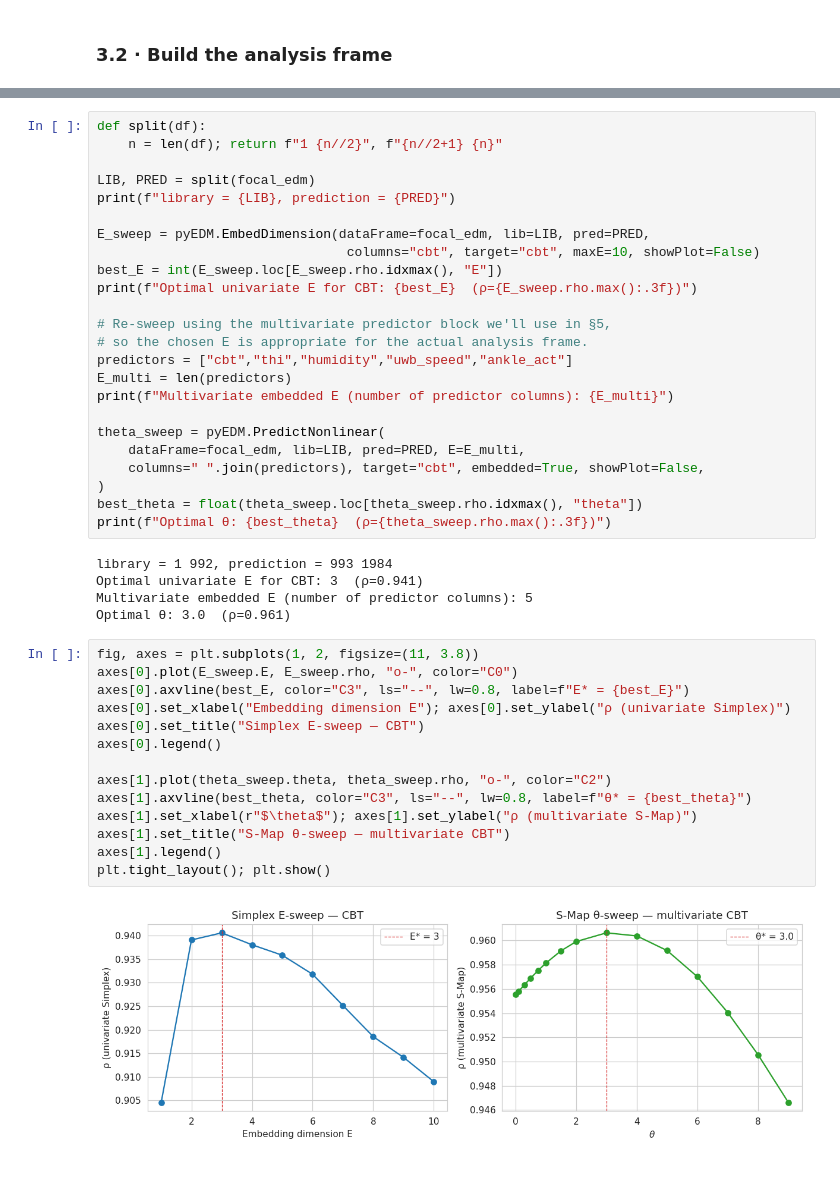
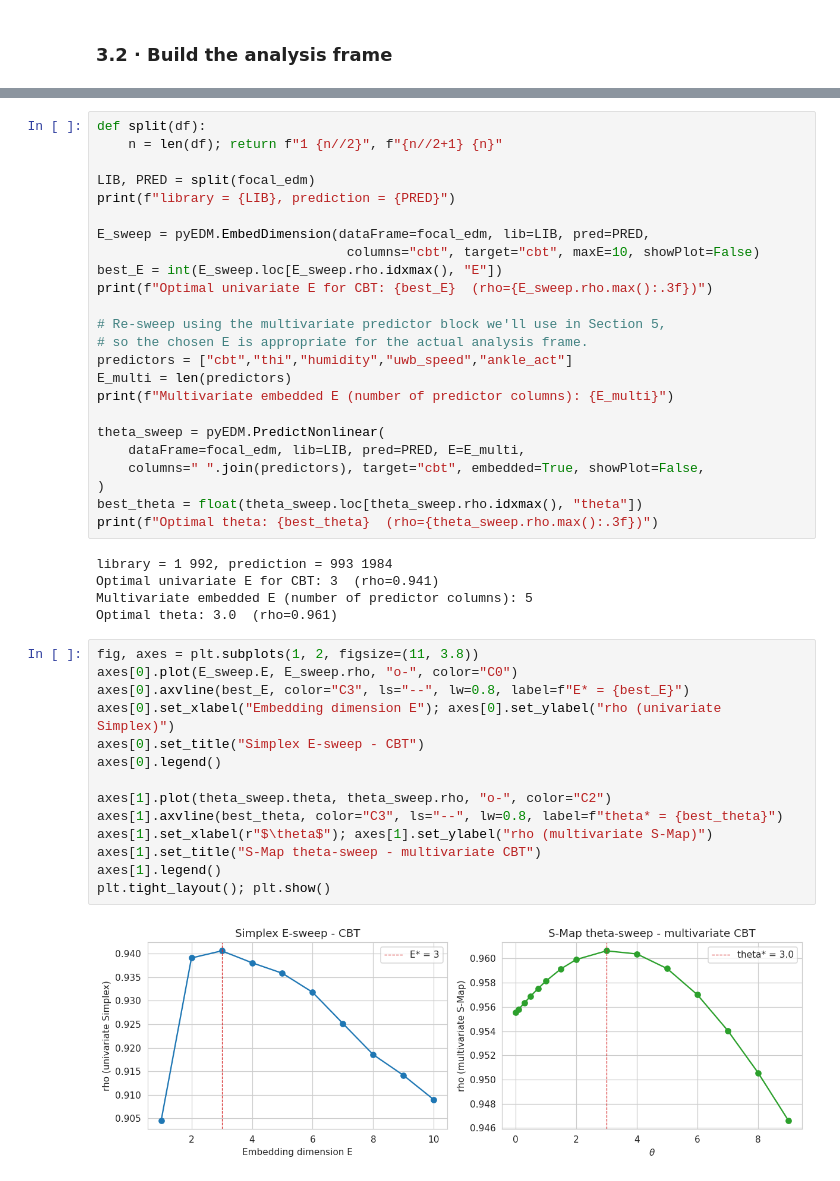
Before and after one commit to smonnnn/Complex-Systems-Blog---MMCOWS, a Jupyter notebook: module-10/module_10.ipynb, the cells around one changed output, grey strips where cells are left out. Cells and saved outputs as stored; diff of their text form.

```diff
--- a/module-10/module_10.ipynb
+++ b/module-10/module_10.ipynb
@@ -196,9 +188,9 @@ print(f"library = {LIB}, prediction = {PRED}")
 E_sweep = pyEDM.EmbedDimension(dataFrame=focal_edm, lib=LIB, pred=PRED,
                                 columns="cbt", target="cbt", maxE=10, showPlot=False)
 best_E = int(E_sweep.loc[E_sweep.rho.idxmax(), "E"])
-print(f"Optimal univariate E for CBT: {best_E}  (ρ={E_sweep.rho.max():.3f})")
+print(f"Optimal univariate E for CBT: {best_E}  (rho={E_sweep.rho.max():.3f})")
 
-# Re-sweep using the multivariate predictor block we'll use in §5,
+# Re-sweep using the multivariate predictor block we'll use in Section 5,
 # so the chosen E is appropriate for the actual analysis frame.
 predictors = ["cbt","thi","humidity","uwb_speed","ankle_act"]
 E_multi = len(predictors)
@@ -209,26 +201,26 @@ theta_sweep = pyEDM.PredictNonlinear(
     columns=" ".join(predictors), target="cbt", embedded=True, showPlot=False,
 )
 best_theta = float(theta_sweep.loc[theta_sweep.rho.idxmax(), "theta"])
-print(f"Optimal θ: {best_theta}  (ρ={theta_sweep.rho.max():.3f})")
+print(f"Optimal theta: {best_theta}  (rho={theta_sweep.rho.max():.3f})")
 # %% [output]
 library = 1 992, prediction = 993 1984
-Optimal univariate E for CBT: 3  (ρ=0.941)
+Optimal univariate E for CBT: 3  (rho=0.941)
 Multivariate embedded E (number of predictor columns): 5
-Optimal θ: 3.0  (ρ=0.961)
+Optimal theta: 3.0  (rho=0.961)
 # %%
 fig, axes = plt.subplots(1, 2, figsize=(11, 3.8))
 axes[0].plot(E_sweep.E, E_sweep.rho, "o-", color="C0")
 axes[0].axvline(best_E, color="C3", ls="--", lw=0.8, label=f"E* = {best_E}")
-axes[0].set_xlabel("Embedding dimension E"); axes[0].set_ylabel("ρ (univariate Simplex)")
-axes[0].set_title("Simplex E-sweep — CBT")
+axes[0].set_xlabel("Embedding dimension E"); axes[0].set_ylabel("rho (univariate Simplex)")
+axes[0].set_title("Simplex E-sweep - CBT")
 axes[0].legend()
 
 axes[1].plot(theta_sweep.theta, theta_sweep.rho, "o-", color="C2")
-axes[1].axvline(best_theta, color="C3", ls="--", lw=0.8, label=f"θ* = {best_theta}")
-axes[1].set_xlabel(r"$\theta$"); axes[1].set_ylabel("ρ (multivariate S-Map)")
-axes[1].set_title("S-Map θ-sweep — multivariate CBT")
+axes[1].axvline(best_theta, color="C3", ls="--", lw=0.8, label=f"theta* = {best_theta}")
+axes[1].set_xlabel(r"$\theta$"); axes[1].set_ylabel("rho (multivariate S-Map)")
+axes[1].set_title("S-Map theta-sweep - multivariate CBT")
 axes[1].legend()
 plt.tight_layout(); plt.show()
 # %% [output]
-[figure, old version]
+[figure, new version]
 # %% [markdown]
```
Also changed, not shown: parts of 26 cells of this notebook, 1 other file.
